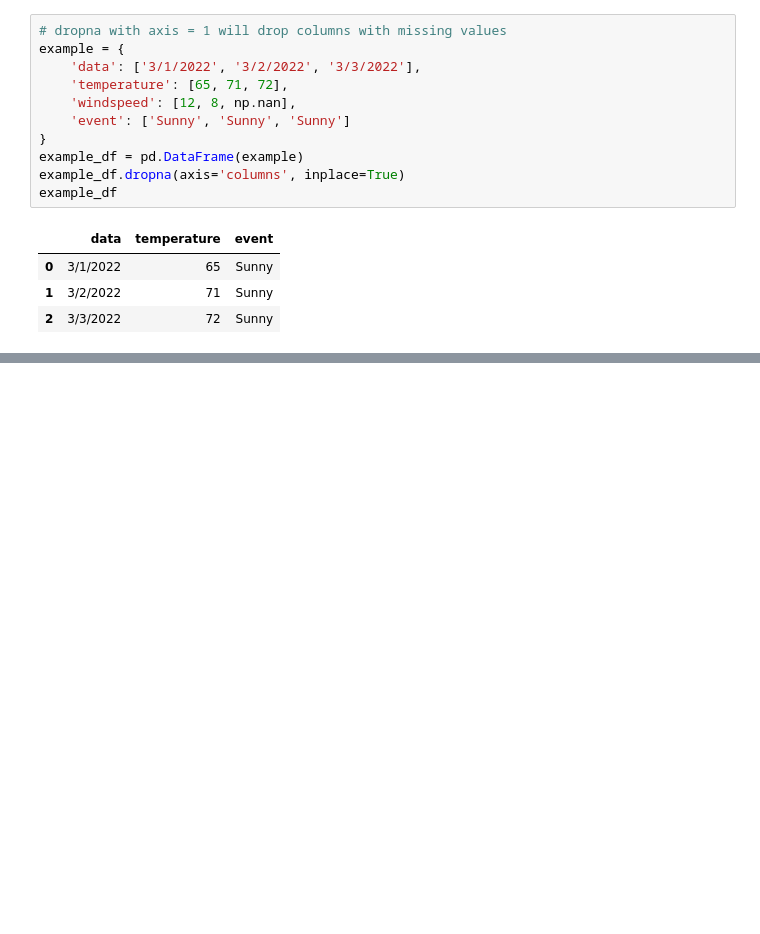
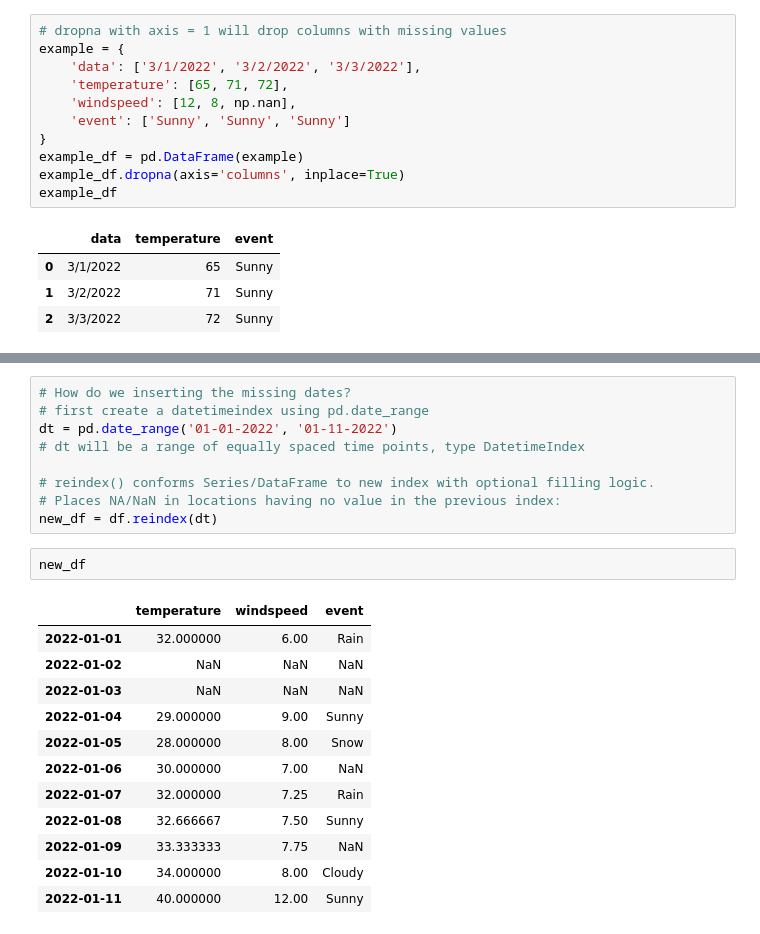
Before and after one commit to shawyanjafari/pandas-refresher, a Jupyter notebook: HandlingMissingData.ipynb, the cells around one changed output, grey strips where cells are left out. Saved outputs shown, nothing was run; the diff lists cells and outputs as text; blank space fills up the shorter version.

Commit message:
add additional sample code and new data file

```diff
--- a/HandlingMissingData.ipynb
+++ b/HandlingMissingData.ipynb
@@ -107,0 +122,24 @@ example_df
+# %%
+# How do we inserting the missing dates?
+# first create a datetimeindex using pd.date_range
+dt = pd.date_range('01-01-2022', '01-11-2022')
+# dt will be a range of equally spaced time points, type DatetimeIndex
+
+# reindex() conforms Series/DataFrame to new index with optional filling logic.
+# Places NA/NaN in locations having no value in the previous index:
+new_df = df.reindex(dt)
+# %%
+new_df
+# %% [output]
+|  | temperature | windspeed | event |
+| 2022-01-01 | 32.000000 | 6.00 | Rain |
+| 2022-01-02 | NaN | NaN | NaN |
+| 2022-01-03 | NaN | NaN | NaN |
+| 2022-01-04 | 29.000000 | 9.00 | Sunny |
+| 2022-01-05 | 28.000000 | 8.00 | Snow |
+| 2022-01-06 | 30.000000 | 7.00 | NaN |
+| 2022-01-07 | 32.000000 | 7.25 | Rain |
+| 2022-01-08 | 32.666667 | 7.50 | Sunny |
+| 2022-01-09 | 33.333333 | 7.75 | NaN |
+| 2022-01-10 | 34.000000 | 8.00 | Cloudy |
+| 2022-01-11 | 40.000000 | 12.00 | Sunny |
```
Also changed, not shown: parts of 7 cells of this notebook, 1 other file.
